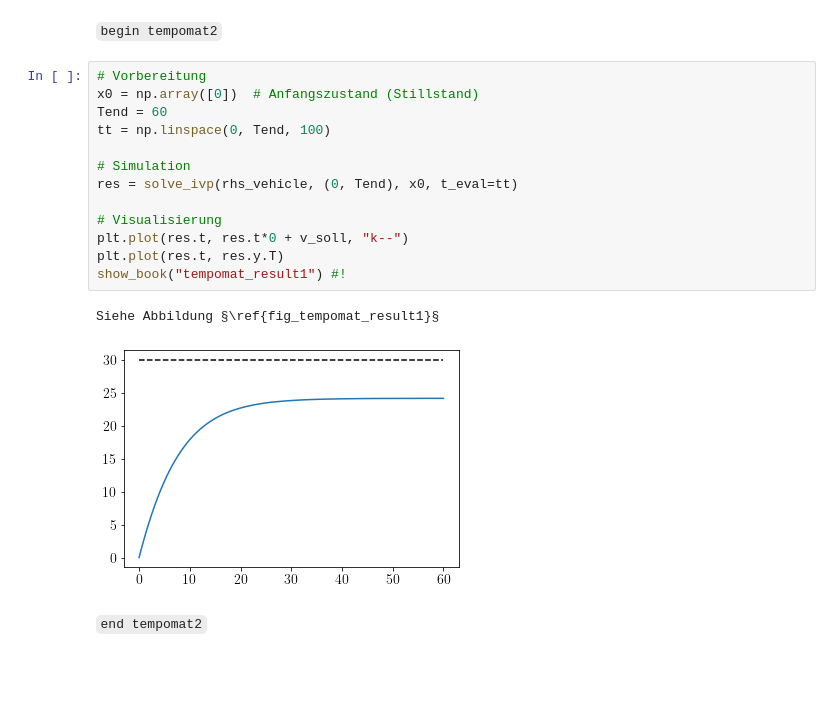
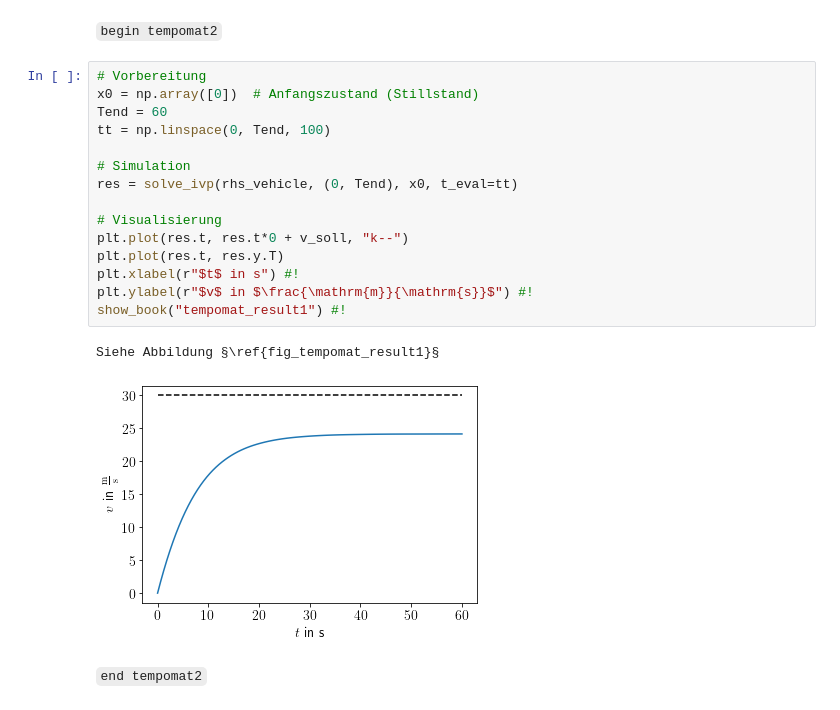
Before and after one commit to python-fuer-ingenieure/notebooks, a Jupyter notebook: kapitel_simulation.ipynb, the cells around one changed output. Cells and saved outputs as stored; diff of their text form; blank space fills up the shorter version.

```diff
--- a/kapitel_simulation.ipynb
+++ b/kapitel_simulation.ipynb
@@ -312,19 +336,21 @@ from scipy.integrate import solve_ivp
 # %%
 # Vorbereitung
 x0 = np.array([0])  # Anfangszustand (Stillstand)
 Tend = 60
 tt = np.linspace(0, Tend, 100)
 
 # Simulation
 res = solve_ivp(rhs_vehicle, (0, Tend), x0, t_eval=tt)
 
 # Visualisierung
 plt.plot(res.t, res.t*0 + v_soll, "k--")
 plt.plot(res.t, res.y.T)
+plt.xlabel(r"$t$ in s") #!
+plt.ylabel(r"$v$ in $\frac{\mathrm{m}}{\mathrm{s}}$") #!
 show_book("tempomat_result1") #!
 # %% [output]
 Siehe Abbildung §\ref{fig_tempomat_result1}§
-[figure, old version]
+[figure, new version]
 # %% [markdown]
 `end tempomat2`
 # %%
```
Also changed, not shown: parts of 17 cells of this notebook.
